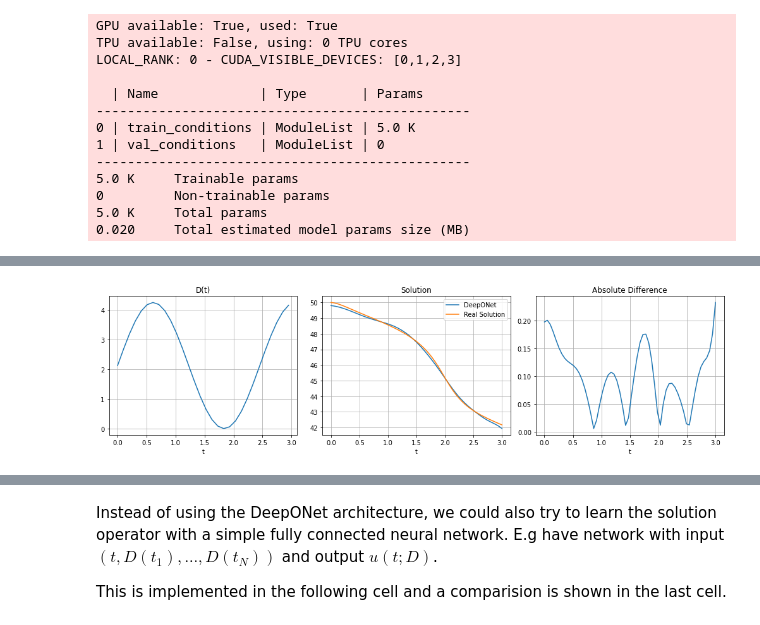
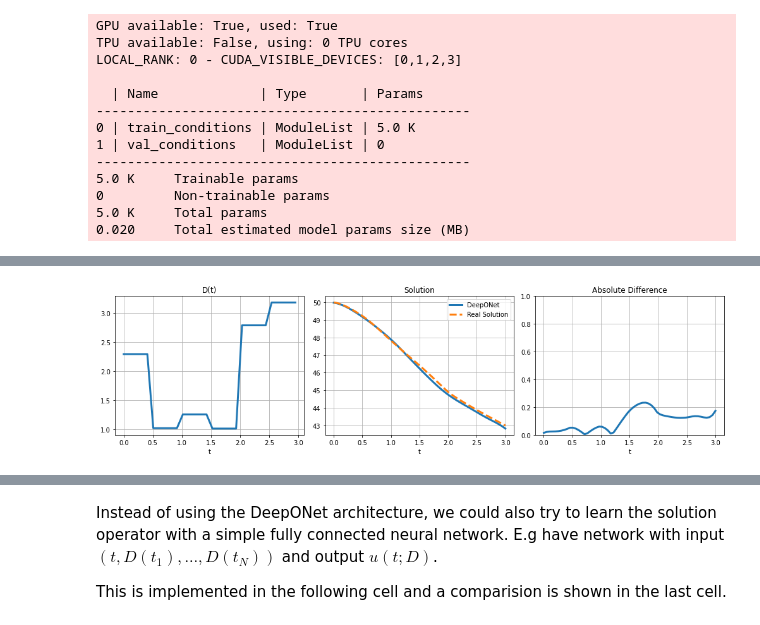
Before and after one commit to TomF98/torchphysics, a Jupyter notebook: examples/workshop/Sol3_2.ipynb, the cells around one changed output, grey strips where cells are left out. Cells and saved outputs as stored; diff of their text form; code cells hidden in the pictures.

```diff
--- a/examples/workshop/Sol3_2.ipynb
+++ b/examples/workshop/Sol3_2.ipynb
@@ -191,31 +191,32 @@ Relative error is: 0.028308563232421875
 # %%
 ### Plot a solution from the test set:
-plot_idx = 321 # <- can you change!
+plot_idx = 825 # <- can you change!
 
 u_model = deepOnet(tp.spaces.Points(t_tensor, T), D_tensor_test[plot_idx]).as_tensor[0]
 ref_solution = u_tensor_test[plot_idx]
 
 plt.figure(0, figsize=(14, 4))
 plt.subplot(1, 3, 1)
-plt.plot(t_tensor[::2], D_tensor_test[plot_idx])
+plt.plot(t_tensor[::2], D_tensor_test[plot_idx], linewidth=3)
 plt.title("D(t)")
 plt.xlabel("t")
 plt.grid()
 plt.subplot(1, 3, 2)
-plt.plot(t_tensor, u_model.detach())
-plt.plot(t_tensor, ref_solution)
+plt.plot(t_tensor, u_model.detach(), linewidth=3)
+plt.plot(t_tensor, ref_solution, "--", linewidth=3)
 plt.title("Solution")
 plt.legend(["DeepONet", "Real Solution"])
 plt.xlabel("t")
 plt.grid()
 plt.subplot(1, 3, 3)
-plt.plot(t_tensor, torch.abs(ref_solution - u_model.detach()))
+plt.plot(t_tensor, torch.abs(ref_solution - u_model.detach()), linewidth=3)
 plt.title("Absolute Difference")
+plt.ylim([0, 1])
 plt.xlabel("t")
 plt.grid()
 plt.tight_layout()
 # %% [output]
-[figure, old version]
+[figure, new version]
 # %%
 ### Now a test for constant values of D:
 test_D = 0.05
```
Also changed, not shown: parts of 4 cells of this notebook, 2 other files.
